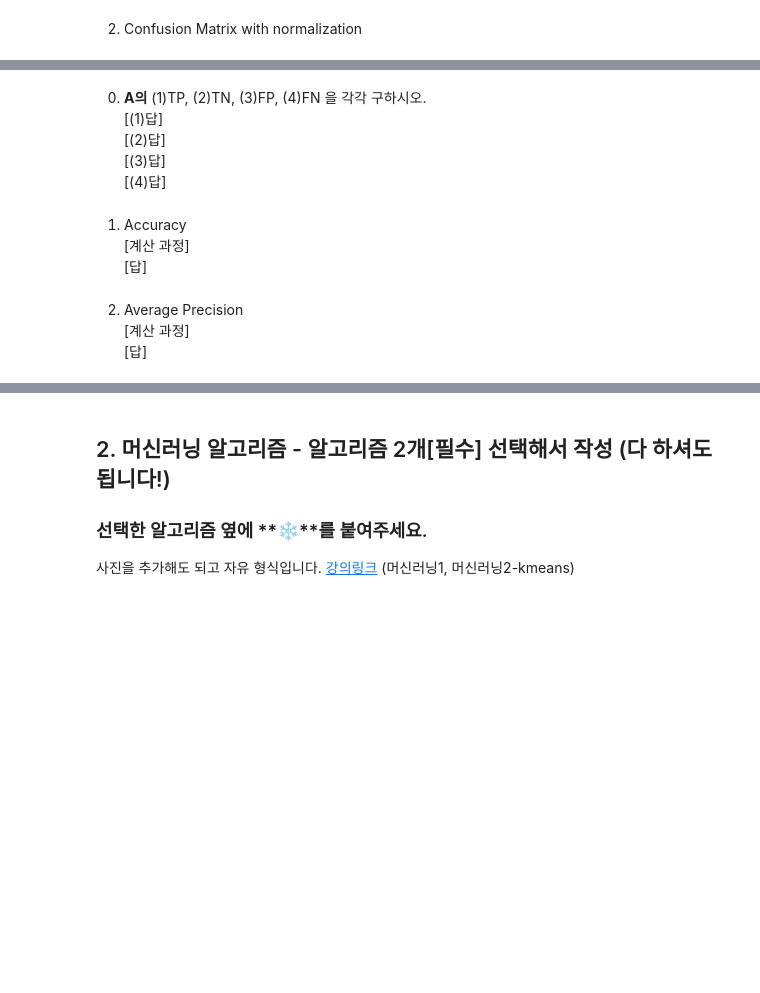
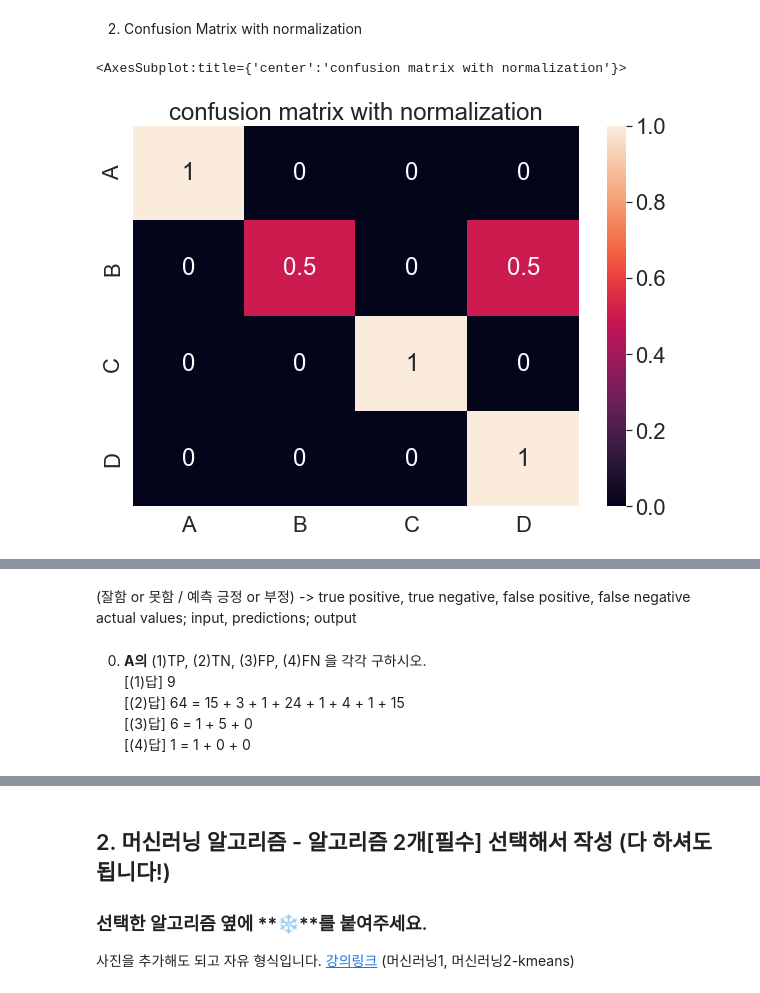
Before and after one commit to dsc-sookmyung/2020-Machine-Learning-study, a Jupyter notebook: Week2/[Week2]김주연.ipynb, the cells around one changed output, grey strips where cells are left out. Saved outputs shown, nothing was run; the diff lists cells and outputs as text; code cells hidden in the pictures; blank space fills up the shorter version.

```diff
--- a/Week2/[Week2]김주연.ipynb
+++ b/Week2/[Week2]김주연.ipynb
@@ -68,28 +70,27 @@ ModuleNotFoundError: No module named 'seaborn'
 # %% [markdown]
 2. Confusion Matrix with normalization
 # %%
-# 위의 셀을 먼저 실행한 후 실행해주세요, 변수 임의로 추가 가능
-array = # normalization
+import numpy as np
+total = np.sum(array, axis = 1)
+array = array / total[:None]
 df_cm = pd.DataFrame(array, index=["A","B","C","D"],
                         columns=["A","B","C","D"])
 plt.figure(figsize=(10,7))
 plt.title('confusion matrix with normalization')
-# heatmap 그리기 - 매트릭스 안에 숫자 나오도록 설정
+sns.heatmap(df_cm, annot = True)
+# %% [output]
+<AxesSubplot:title={'center':'confusion matrix with normalization'}>
+[figure, added]
 # %% [markdown]
 ### 다중 분류 모델 성능 평가
 ![image](https://user-images.githubusercontent.com/45345120/94510085-dc348200-0250-11eb-95fd-0f678b6f9e70.png)
 위의 표를 보고 모델 성능을 측정해봅시다. (소수점 셋째자리에서 반올림)
+# %% [markdown]
+(잘함 or 못함 / 예측 긍정 or 부정) -> true positive, true negative, false positive, false negative
+actual values; input, predictions; output
 # %% [markdown]
 0. **A의** (1)TP, (2)TN, (3)FP, (4)FN 을 각각 구하시오.
-\[(1)답]
-\[(2)답]
-\[(3)답]
-\[(4)답]
+\[(1)답] 9
+\[(2)답] 64 = 15 + 3 + 1 + 24 + 1 + 4 + 1 + 15
+\[(3)답] 6 = 1 + 5 + 0
+\[(4)답] 1 = 1 + 0 + 0
-# %% [markdown]
-1. Accuracy
-\[계산 과정]
-\[답]
-# %% [markdown]
-2. Average Precision
-\[계산 과정]
-\[답]
```
Also changed, not shown: parts of 7 cells of this notebook.
